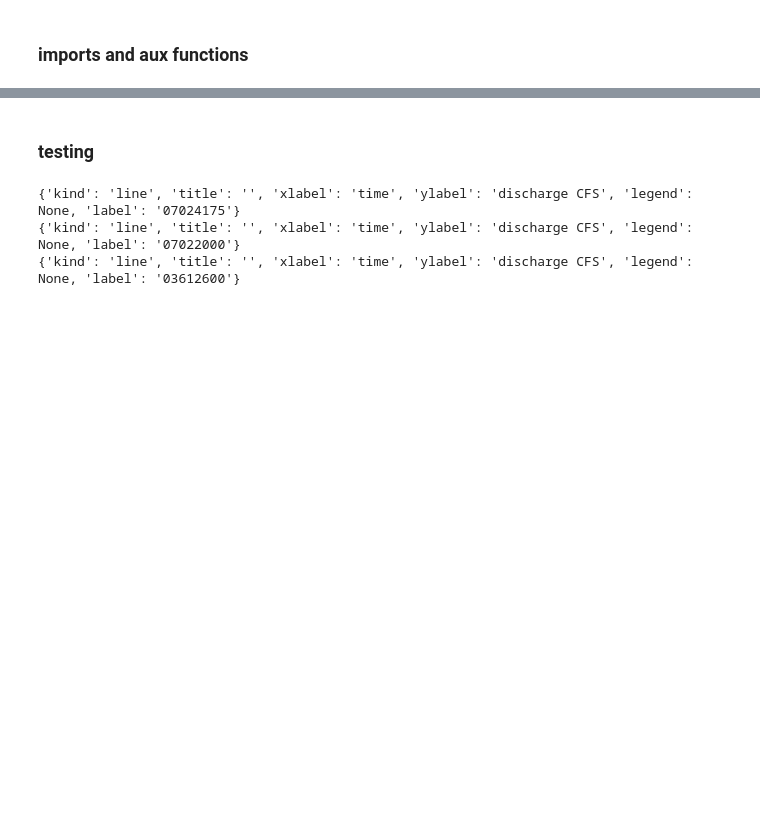
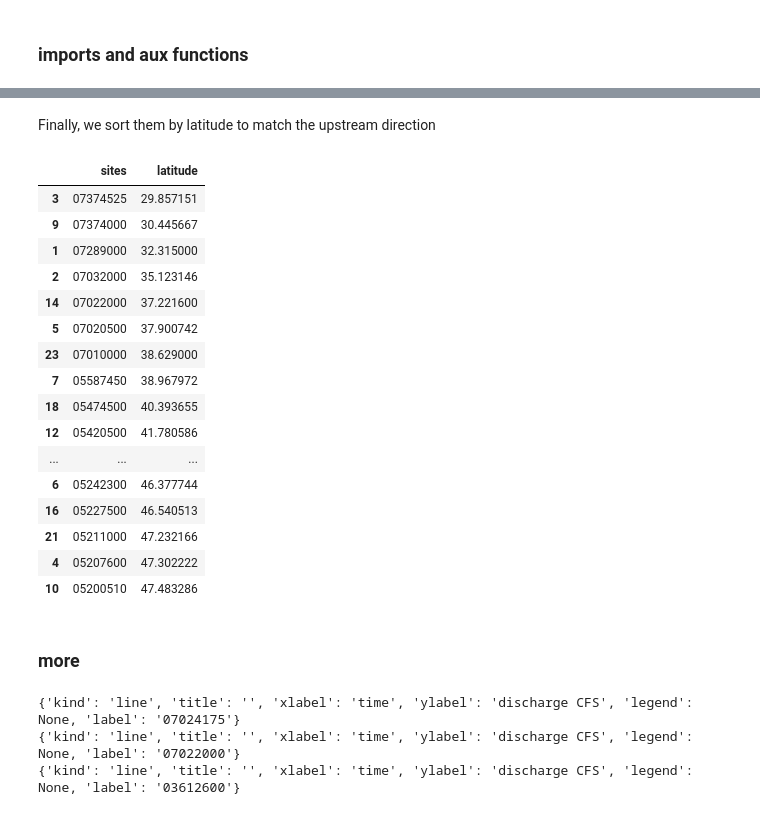
Before and after one commit to sergiogyoz/Machine-Learning, a Jupyter notebook: project/project_testing.ipynb, the cells around one changed output, grey strips where cells are left out. Saved outputs shown, nothing was run; the diff lists cells and outputs as text; code cells hidden in the pictures; blank space fills up the shorter version.

```diff
--- a/project/project_testing.ipynb
+++ b/project/project_testing.ipynb
@@ -105,4 +87,44 @@ def cross_corr( df1=pd.DataFrame, df2=pd.DataFrame,
+# %% [markdown]
+Finally, we sort them by latitude to match the upstream direction
+# %%
+latitudes = []
+for site_ID in site_list:
+    url = (
+        "https://labs.waterdata.usgs.gov/api/nldi/linked-data/"
+        + FEATURE + "/"
+        + "USGS-"+site_ID
+    )
+    response = urlopen(url)
+    data_json = json.loads(response.read())
+    _, latitude = data_json["features"][0]["geometry"]["coordinates"]
+    latitudes.append(latitude)
+
+df_sites = pd.DataFrame()
+df_sites["sites"] = site_list
+df_sites["latitude"] = latitudes
+df_sites.sort_values(by=["latitude"], inplace=True)
+#df_sites.drop(columns="latitude")
+df_sites.to_csv("Mississippi_sites.csv", index=False)
+df_sites
+# %% [output]
+|  | sites | latitude |
+| 3 | 07374525 | 29.857151 |
+| 9 | 07374000 | 30.445667 |
+| 1 | 07289000 | 32.315000 |
+| 2 | 07032000 | 35.123146 |
+| 14 | 07022000 | 37.221600 |
+| 5 | 07020500 | 37.900742 |
+| 23 | 07010000 | 38.629000 |
+| 7 | 05587450 | 38.967972 |
+| 18 | 05474500 | 40.393655 |
+| 12 | 05420500 | 41.780586 |
+| ... | ... | ... |
+| 6 | 05242300 | 46.377744 |
+| 16 | 05227500 | 46.540513 |
+| 21 | 05211000 | 47.232166 |
+| 4 | 05207600 | 47.302222 |
+| 10 | 05200510 | 47.483286 |
 # %% [markdown]
-### testing
+### more
 # %%
 date_format="YYYY-MM-DDTHH:SS:MM"
```
Also changed, not shown: parts of 14 cells of this notebook, 5 other files.
